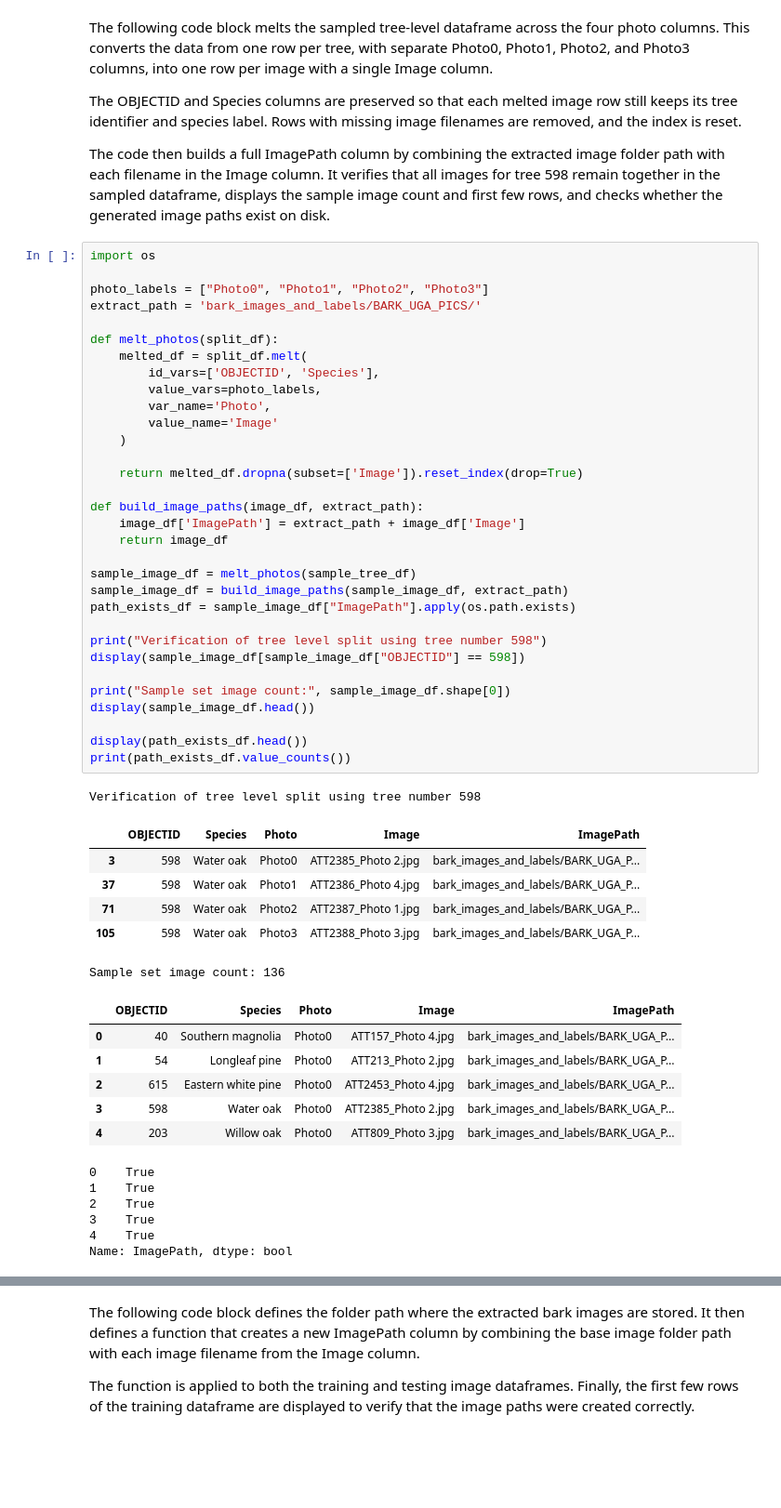
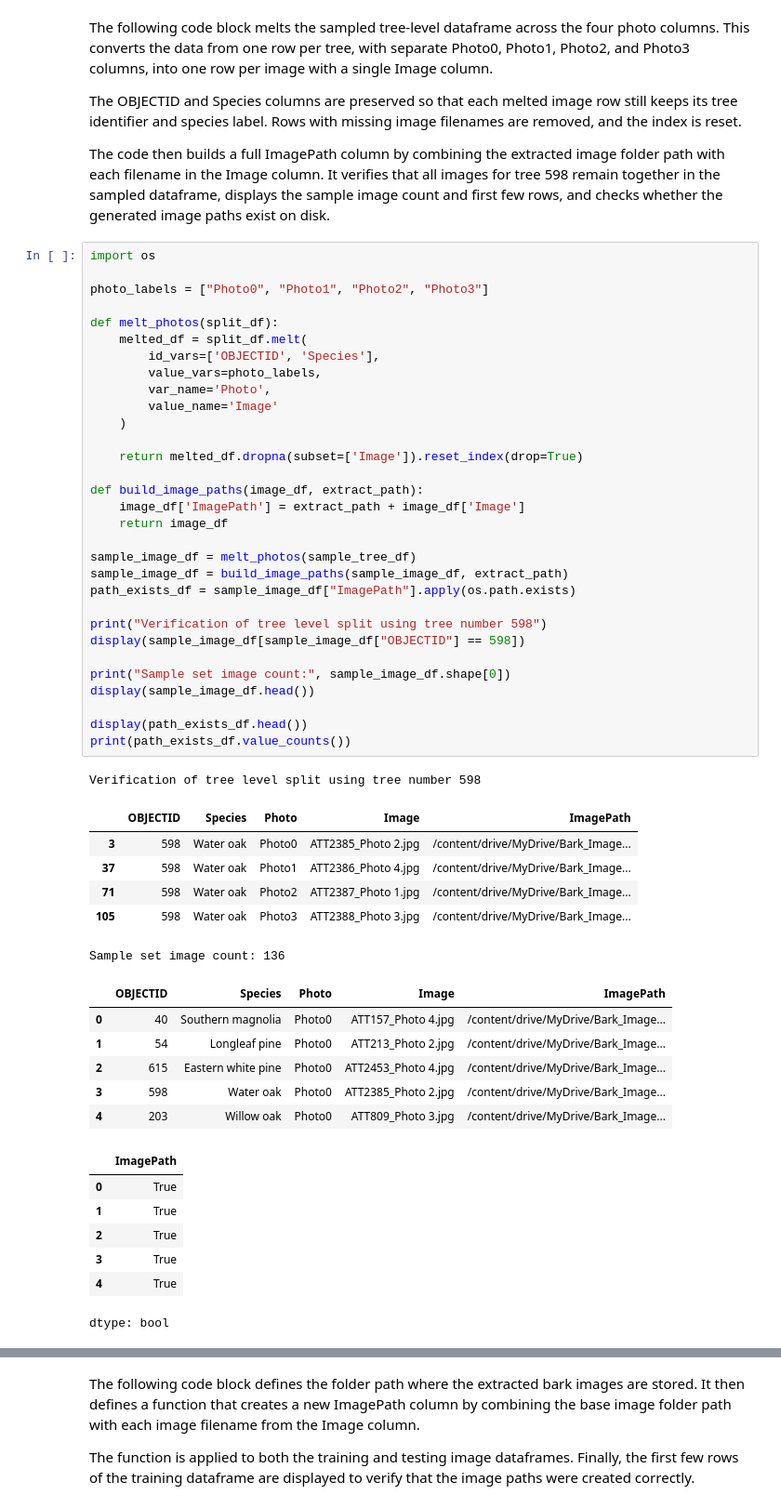
Before and after one commit to JRockMcDoggington/Bark_Imagery, a Jupyter notebook: bark_notebook.ipynb, the cells around one changed output, grey strips where cells are left out. Shown at 93% size. Saved outputs shown, nothing was run; the diff lists cells and outputs as text; blank space fills up the shorter version.

```diff
--- a/bark_notebook.ipynb
+++ b/bark_notebook.ipynb
@@ -174,54 +174,54 @@ The code then builds a full ImagePath column by combining the extracted image fo
 import os
 
 photo_labels = ["Photo0", "Photo1", "Photo2", "Photo3"]
-extract_path = 'bark_images_and_labels/BARK_UGA_PICS/'
 
 def melt_photos(split_df):
     melted_df = split_df.melt(
         id_vars=['OBJECTID', 'Species'],
         value_vars=photo_labels,
         var_name='Photo',
         value_name='Image'
     )
 
     return melted_df.dropna(subset=['Image']).reset_index(drop=True)
 
 def build_image_paths(image_df, extract_path):
     image_df['ImagePath'] = extract_path + image_df['Image']
     return image_df
 
 sample_image_df = melt_photos(sample_tree_df)
 sample_image_df = build_image_paths(sample_image_df, extract_path)
 path_exists_df = sample_image_df["ImagePath"].apply(os.path.exists)
 
 print("Verification of tree level split using tree number 598")
 display(sample_image_df[sample_image_df["OBJECTID"] == 598])
 
 print("Sample set image count:", sample_image_df.shape[0])
 display(sample_image_df.head())
 
 display(path_exists_df.head())
 print(path_exists_df.value_counts())
 # %% [output]
 Verification of tree level split using tree number 598
 |  | OBJECTID | Species | Photo | Image | ImagePath |
-| 3 | 598 | Water oak | Photo0 | ATT2385_Photo 2.jpg | bark_images_and_labels/BARK_UGA_P... |
-| 37 | 598 | Water oak | Photo1 | ATT2386_Photo 4.jpg | bark_images_and_labels/BARK_UGA_P... |
-| 71 | 598 | Water oak | Photo2 | ATT2387_Photo 1.jpg | bark_images_and_labels/BARK_UGA_P... |
-| 105 | 598 | Water oak | Photo3 | ATT2388_Photo 3.jpg | bark_images_and_labels/BARK_UGA_P... |
+| 3 | 598 | Water oak | Photo0 | ATT2385_Photo 2.jpg | /content/drive/MyDrive/Bark_Image... |
+| 37 | 598 | Water oak | Photo1 | ATT2386_Photo 4.jpg | /content/drive/MyDrive/Bark_Image... |
+| 71 | 598 | Water oak | Photo2 | ATT2387_Photo 1.jpg | /content/drive/MyDrive/Bark_Image... |
+| 105 | 598 | Water oak | Photo3 | ATT2388_Photo 3.jpg | /content/drive/MyDrive/Bark_Image... |
 Sample set image count: 136
 |  | OBJECTID | Species | Photo | Image | ImagePath |
-| 0 | 40 | Southern magnolia | Photo0 | ATT157_Photo 4.jpg | bark_images_and_labels/BARK_UGA_P... |
-| 1 | 54 | Longleaf pine | Photo0 | ATT213_Photo 2.jpg | bark_images_and_labels/BARK_UGA_P... |
-| 2 | 615 | Eastern white pine | Photo0 | ATT2453_Photo 4.jpg | bark_images_and_labels/BARK_UGA_P... |
-| 3 | 598 | Water oak | Photo0 | ATT2385_Photo 2.jpg | bark_images_and_labels/BARK_UGA_P... |
-| 4 | 203 | Willow oak | Photo0 | ATT809_Photo 3.jpg | bark_images_and_labels/BARK_UGA_P... |
+| 0 | 40 | Southern magnolia | Photo0 | ATT157_Photo 4.jpg | /content/drive/MyDrive/Bark_Image... |
+| 1 | 54 | Longleaf pine | Photo0 | ATT213_Photo 2.jpg | /content/drive/MyDrive/Bark_Image... |
+| 2 | 615 | Eastern white pine | Photo0 | ATT2453_Photo 4.jpg | /content/drive/MyDrive/Bark_Image... |
+| 3 | 598 | Water oak | Photo0 | ATT2385_Photo 2.jpg | /content/drive/MyDrive/Bark_Image... |
+| 4 | 203 | Willow oak | Photo0 | ATT809_Photo 3.jpg | /content/drive/MyDrive/Bark_Image... |
+|  | ImagePath |
+| 0 | True |
+| 1 | True |
+| 2 | True |
+| 3 | True |
+| 4 | True |
-0    True
-1    True
-2    True
-3    True
-4    True
-Name: ImagePath, dtype: bool
+dtype: bool
 ImagePath
 True    136
 Name: count, dtype: int64
```
Also changed, not shown: parts of 5 cells of this notebook.
